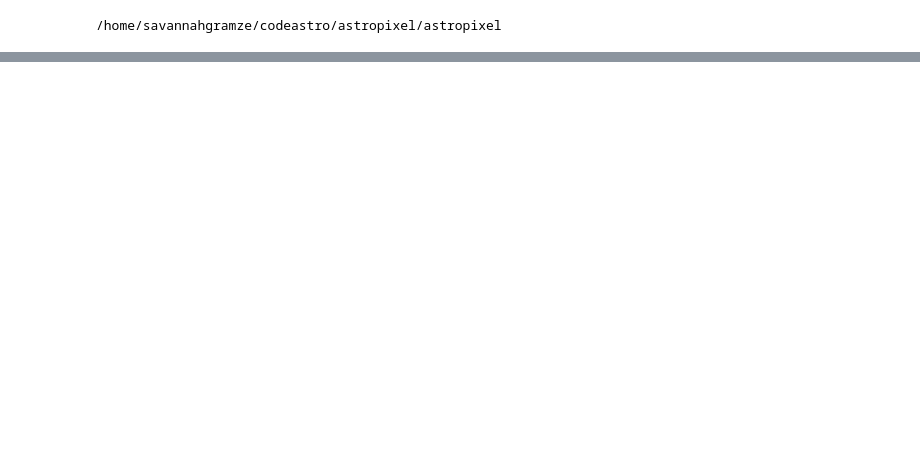
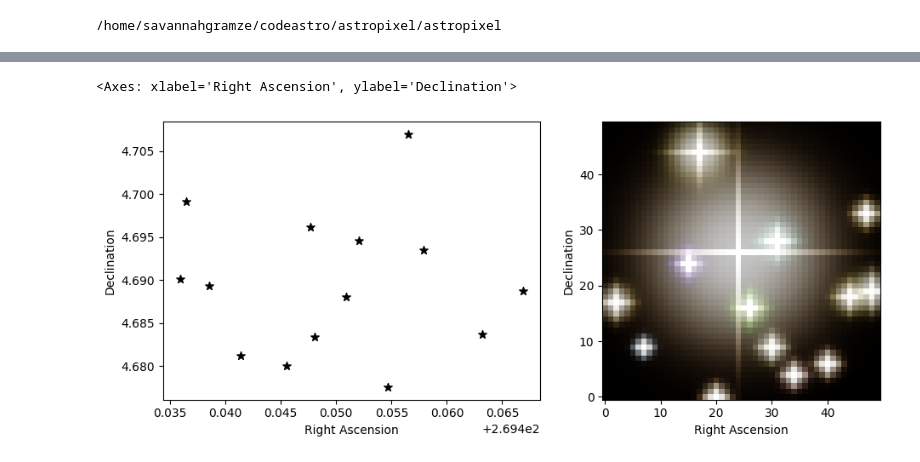
Before and after one commit to SpacialTree/astropixel, a Jupyter notebook: notebooks/plotting.ipynb, the cells around one changed output, grey strips where cells are left out. Cells and saved outputs as stored; diff of their text form; code cells hidden in the pictures; blank space fills up the shorter version.

```diff
--- a/notebooks/plotting.ipynb
+++ b/notebooks/plotting.ipynb
@@ -38,3 +43,12 @@ Table length=50
 | 269.435925 | 4.690114 | 1 |  | 6 | J175744.62+044124.4 | * | 2003.6391 | 1 | 18.480 | 0.017 | 16.190 | ... |
 | 269.438502 | 4.689350 | 1 |  | 6 | J175745.24+044121.6 | * | 2003.6391 | 1 | 22.082 | 0.207 | 19.482 | ... |
 | 269.439087 | 4.688682 | 1 |  | 6 | J175745.38+044119.2 |  | 2003.6391 | 1 | 24.260 | 0.956 | 21.457 | ... |
+# %%
+plotter = plot_stars.StarPlotter(coord, size=(50, 50), radius=1*u.arcmin)
+# %%
+fig = plt.figure(figsize=(10, 4))
+ax1 = fig.add_subplot(121)
+plotter.plot_scatter_field(ax=ax1, labels=True)
+ax2 = fig.add_subplot(122)
+plotter.plot_cross_psf_field_rgb(ax=ax2, labels=True)
+# %% [output]
@@ -40,0 +62,2 @@ Table length=50
+<Axes: xlabel='Right Ascension', ylabel='Declination'>
+[figure, added]
```
Also changed, not shown: parts of 3 cells of this notebook.
